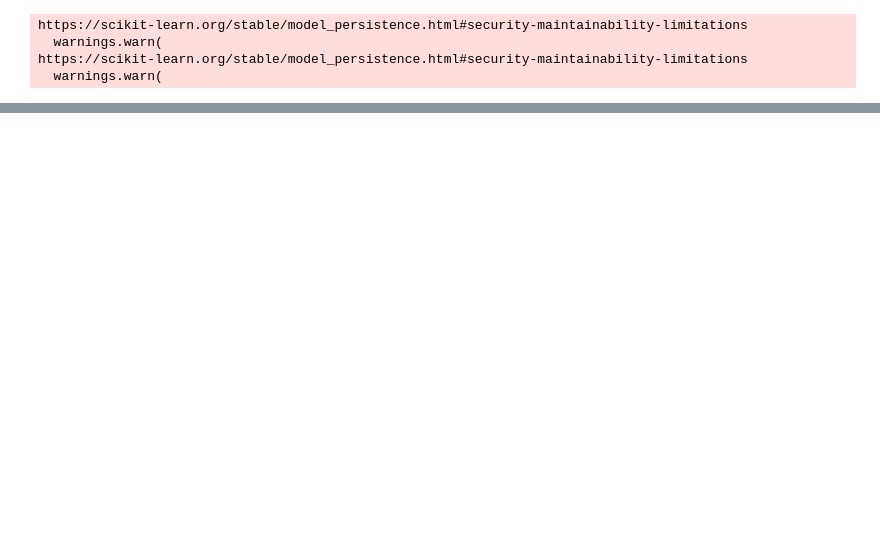
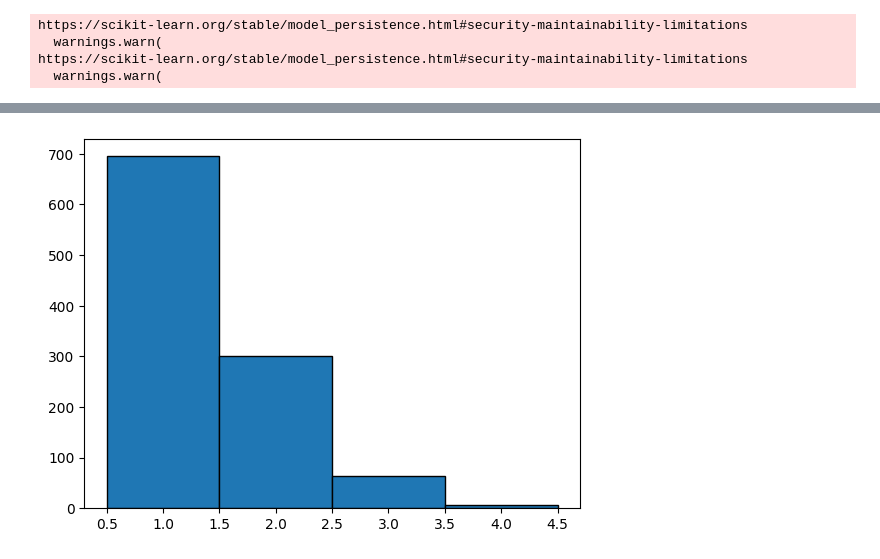
Before and after one commit to vlegaria/air-poll-predict-dev, a Jupyter notebook: ML/Notebooks/prediction_clasification.ipynb, the cells around one changed output, grey strips where cells are left out. Drawn from its saved outputs; the diff is of its cells as text; code cells hidden in the pictures; blank space fills up the shorter version.

```diff
--- a/ML/Notebooks/prediction_clasification.ipynb
+++ b/ML/Notebooks/prediction_clasification.ipynb
@@ -250,0 +287,6 @@ Created version '3' of model 'O3-uiz_24hr_classification_model'.
+# %%
+#Conteo de clases
+plt.hist(uiz['nivelCalidad'], bins=[1, 2, 3, 4, 5], edgecolor='black', align='left')
+plt.show()
+# %% [output]
+[figure, added]
```
Also changed, not shown: parts of 9 cells of this notebook.
